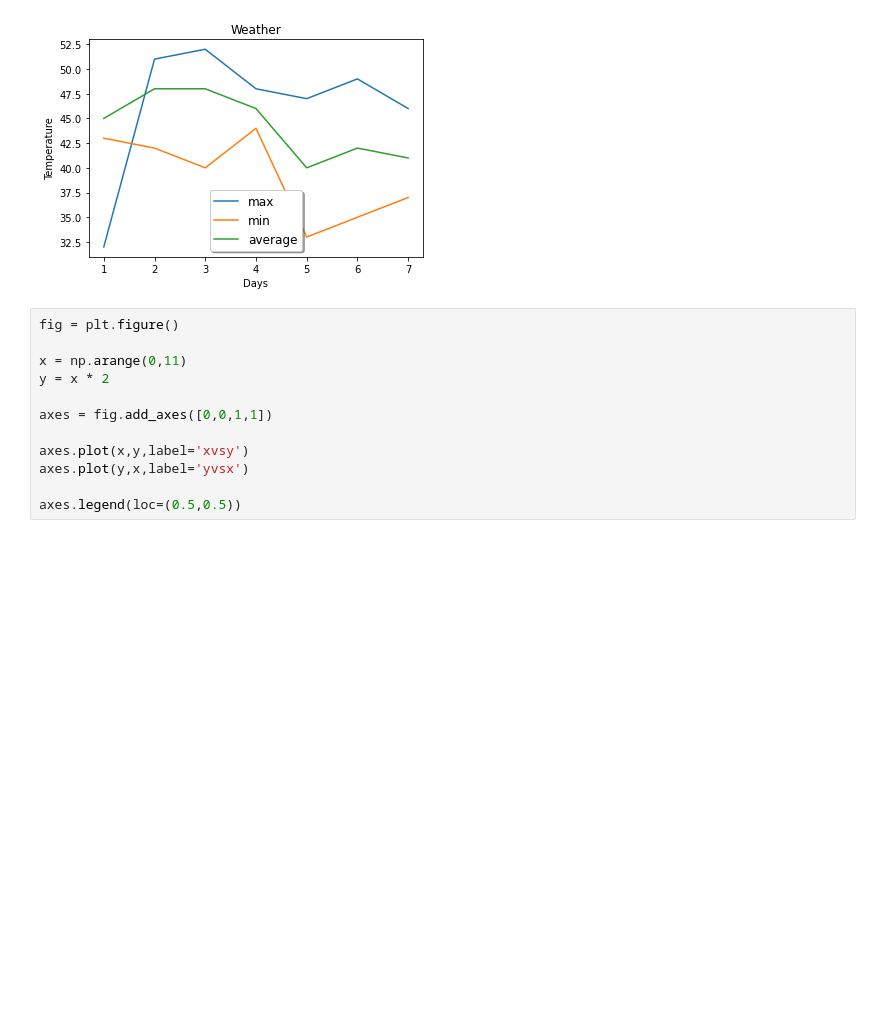
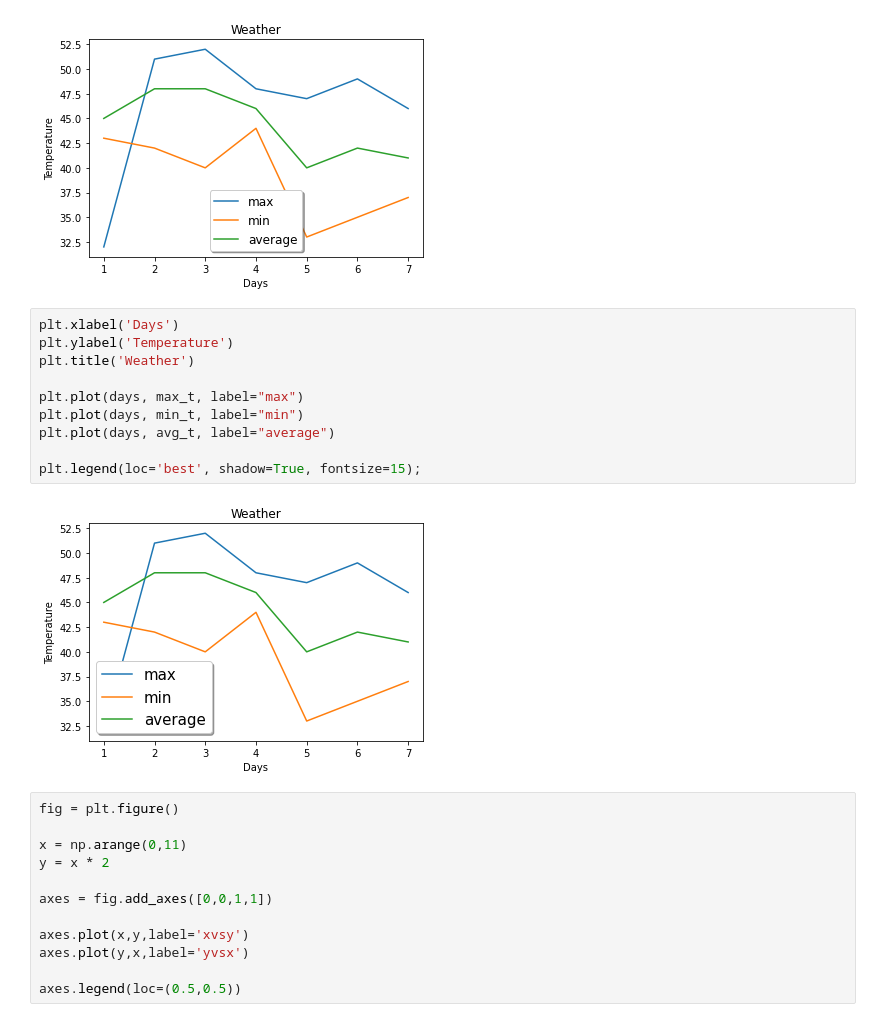
Before and after one commit to adsum-ss/pythonlibraries, a Jupyter notebook: Matplotlib/2.plt.Basics (Labels, Legend, Grid).ipynb, the cells around one changed output. Cells and saved outputs as stored; diff of their text form; blank space fills up the shorter version.

```diff
--- a/Matplotlib/2.plt.Basics (Labels, Legend, Grid).ipynb
+++ b/Matplotlib/2.plt.Basics (Labels, Legend, Grid).ipynb
@@ -157,6 +157,18 @@ plt.plot(days, avg_t, label="average")
 plt.legend(loc='best', shadow=True, fontsize='large');
 # %% [output]
 [figure]
+# %%
+plt.xlabel('Days')
+plt.ylabel('Temperature')
+plt.title('Weather')
+
+plt.plot(days, max_t, label="max")
+plt.plot(days, min_t, label="min")
+plt.plot(days, avg_t, label="average")
+
+plt.legend(loc='best', shadow=True, fontsize=15);
+# %% [output]
+[figure, added]
 # %%
 fig = plt.figure()
 
```
